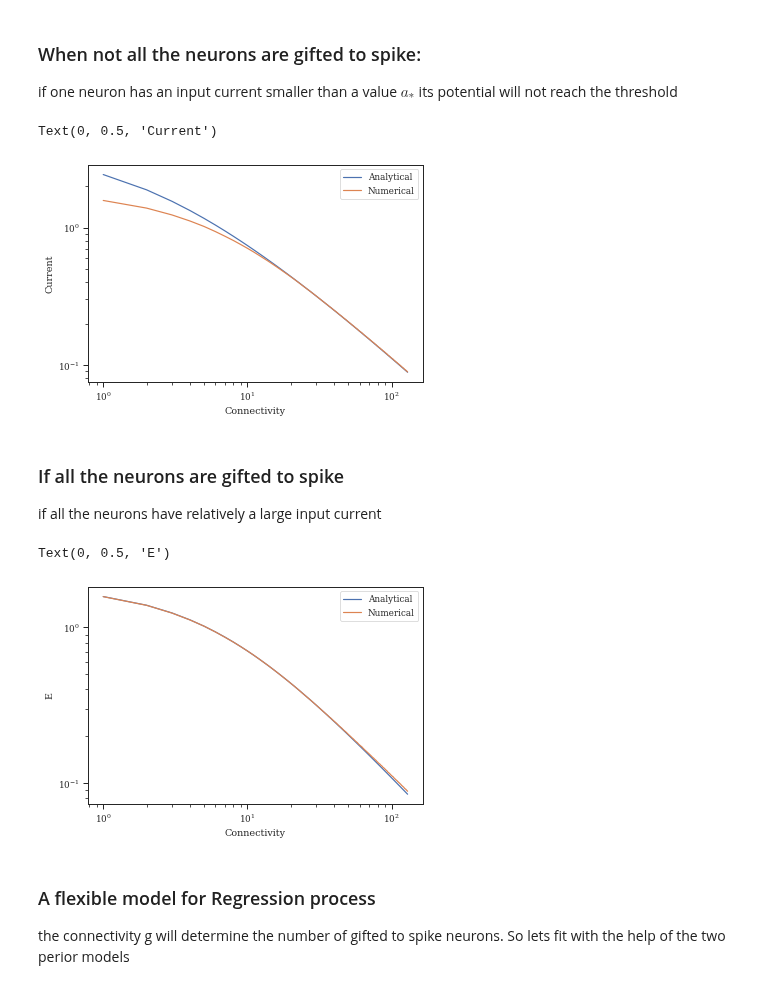
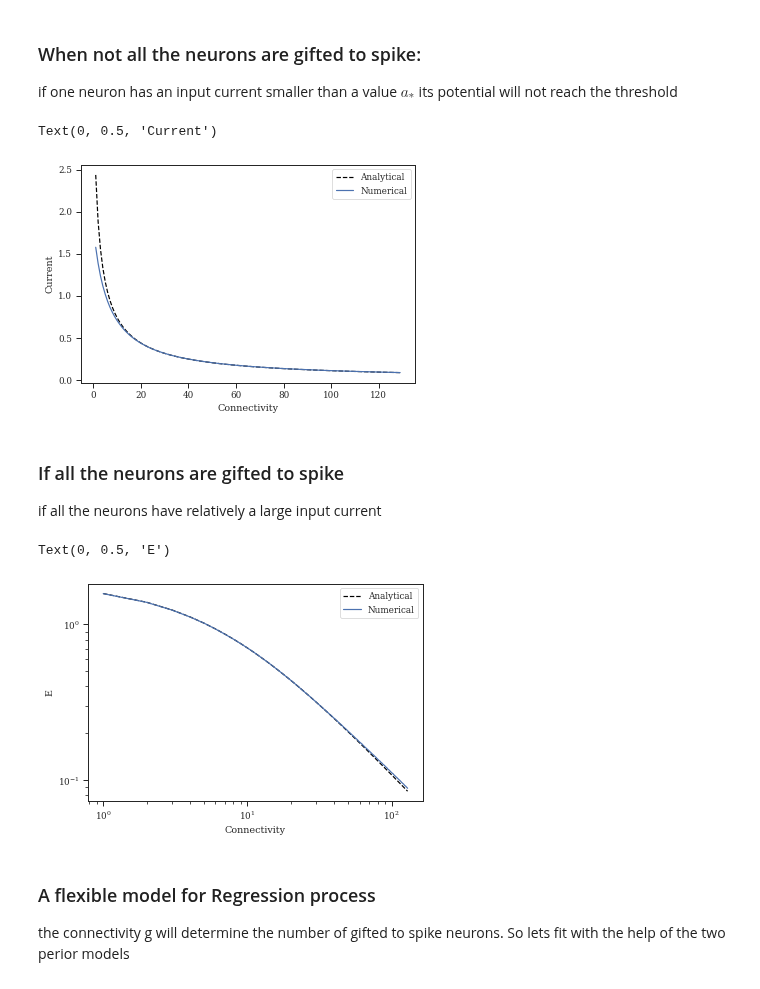
Before and after one commit to mmehrani/master_thesis, a Jupyter notebook: scripts/all_neurons_model_in_one_place/averaging_on_ensembles.ipynb, the cells around one changed output. Cells and saved outputs as stored; diff of their text form; code cells hidden in the pictures.

```diff
--- a/scripts/all_neurons_model_in_one_place/averaging_on_ensembles.ipynb
+++ b/scripts/all_neurons_model_in_one_place/averaging_on_ensembles.ipynb
@@ -189,25 +188,25 @@ if one neuron has an input current smaller than a value $ a_{*} $ its potential
 # %%
 ro = 1 / ( 2*np.pi*(random_input_span[1] - random_input_span[0]) )
 g_arr = np.array(g_list)
-e_analytical = random_input_span[1] / g_arr + 1/(ro * g_arr**2)
-e_analytical -= np.sqrt( (ro**(-2) * g_arr**(-4)) + 2*random_input_span[1] / (ro*g_arr**3) ) #minus answer
+e_analytical_asterix = random_input_span[1] / g_arr + 1/(ro * g_arr**2)
+e_analytical_asterix -= np.sqrt( (ro**(-2) * g_arr**(-4)) + 2*random_input_span[1] / (ro*g_arr**3) ) #minus answer
 
 fig = plt.figure()
 ax = fig.subplots()
 
-ax.set_xscale("log")
-ax.set_yscale("log")
+# ax.set_xscale("log")
+# ax.set_yscale("log")
 
 first_indexes = 0
-ax.plot(g_arr[first_indexes:], e_analytical[first_indexes:], label = 'Analytical')
+ax.plot(g_arr[first_indexes:], e_analytical_asterix[first_indexes:], color='black', linestyle = '--', label = 'Analytical')
 ax.plot(g_arr[first_indexes:], e_mean[first_indexes:], label = 'Numerical')
 
 plt.legend()
 ax.set_xlabel('Connectivity')
 ax.set_ylabel('Current')
 # %% [output]
 Text(0, 0.5, 'Current')
-[figure, old version]
+[figure, new version]
 # %% [markdown]
 ### If all the neurons are gifted to spike
 if all the neurons have relatively a large input current
@@ -224,7 +223,7 @@ ax.set_xscale("log")
 ax.set_yscale("log")
 
 first_indexes = 0
-ax.plot(g_arr[first_indexes:], e_analytical[first_indexes:], label = 'Analytical')
+ax.plot(g_arr[first_indexes:], e_analytical[first_indexes:],  color='black', linestyle = '--', label = 'Analytical')
 ax.plot(g_arr[first_indexes:], e_mean[first_indexes:], label = 'Numerical')
 
 plt.legend()
@@ -232,7 +231,7 @@ ax.set_xlabel('Connectivity')
 ax.set_ylabel('E')
 # %% [output]
 Text(0, 0.5, 'E')
-[figure, old version]
+[figure, new version]
 # %% [markdown]
 ### A flexible model for Regression process
 the connectivity g will determine the number of gifted to spike neurons. So lets fit with the help of the two perior models
```
Also changed, not shown: parts of 2 cells of this notebook, 1 other file.
